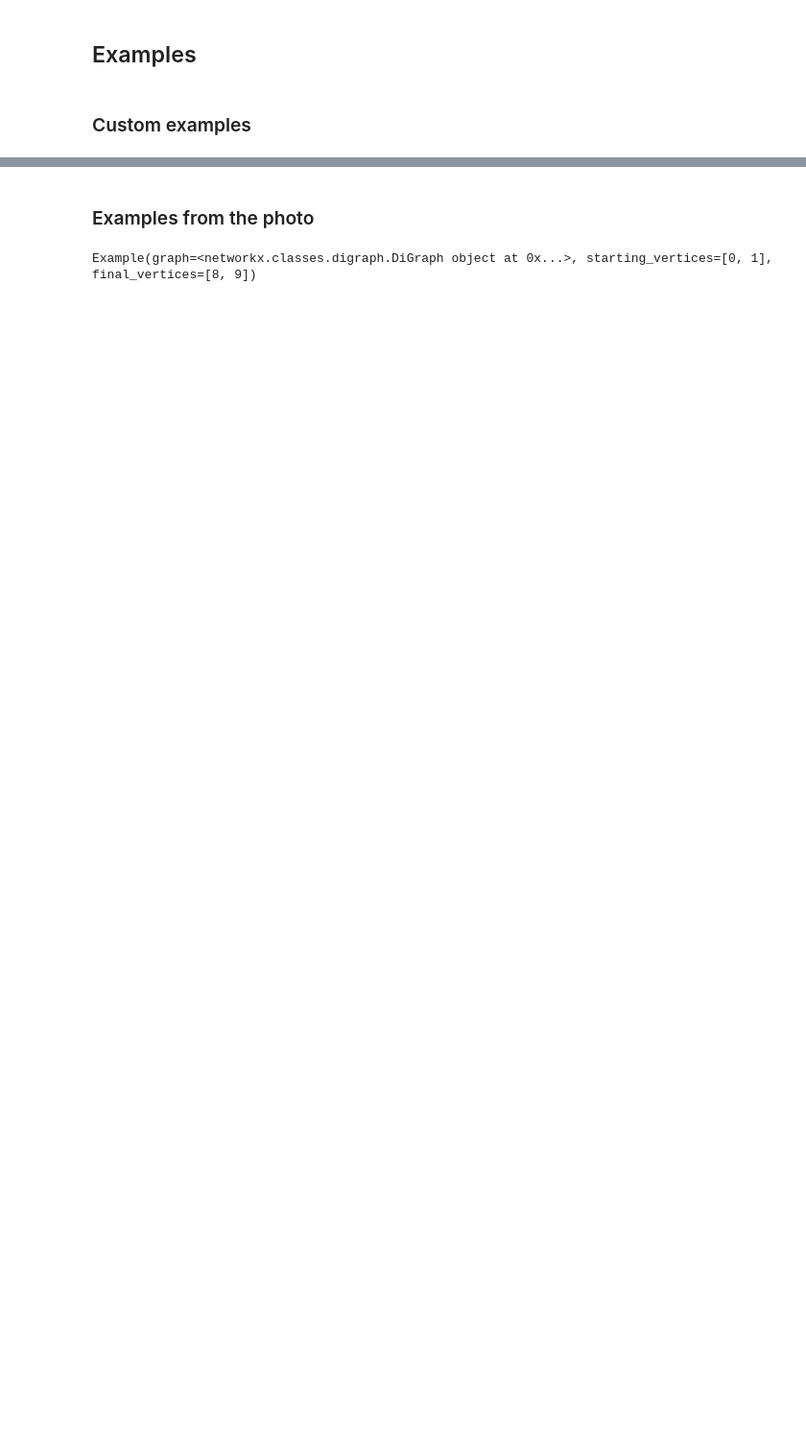
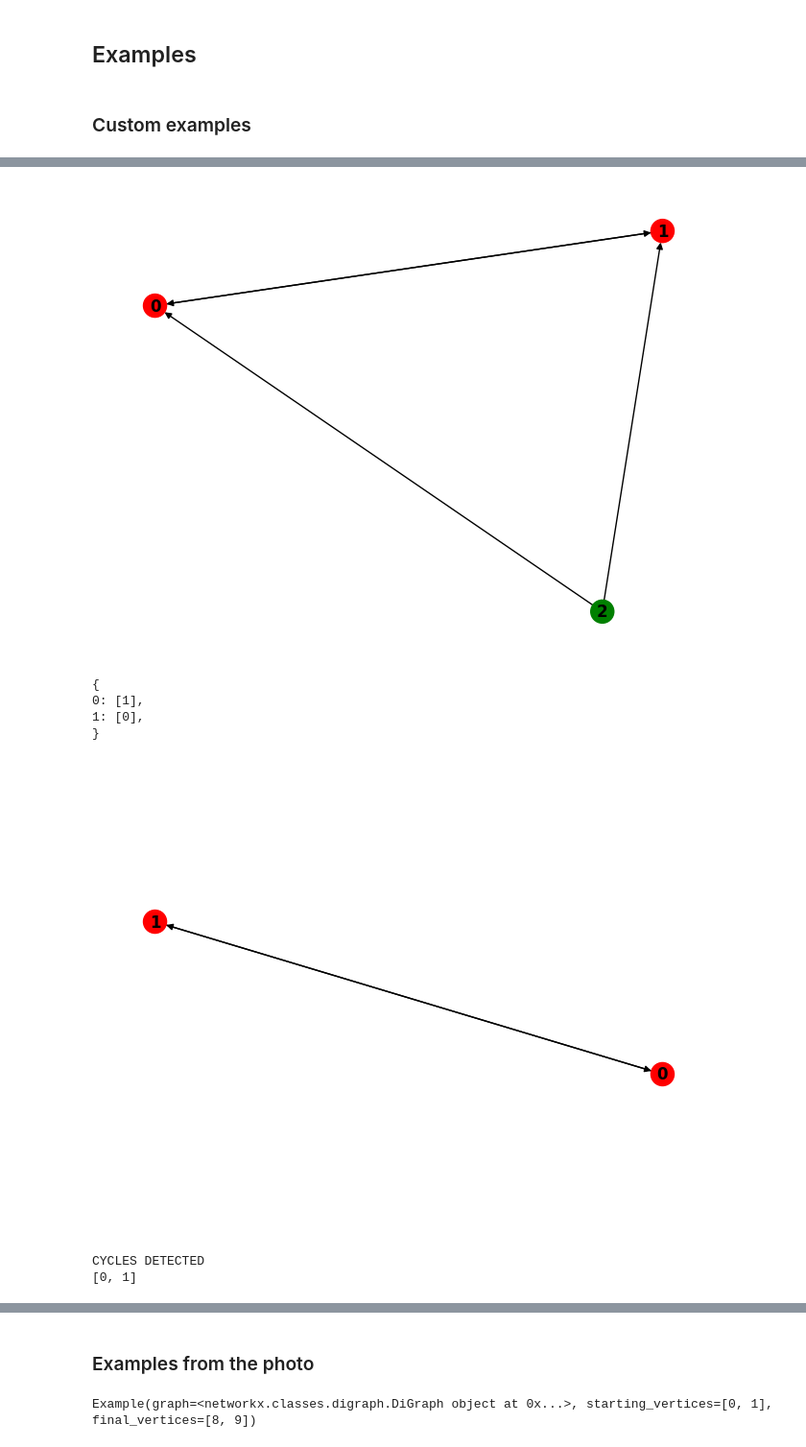
Before and after one commit to matiutd888/mgr, a Jupyter notebook: notebooks/magisterka_simulations.ipynb, the cells around one changed output, grey strips where cells are left out. Shown at 96% size. Drawn from its saved outputs; the diff is of its cells as text; code cells hidden in the pictures; blank space fills up the shorter version.

Commit message:
New examples, clean up code

```diff
--- a/notebooks/magisterka_simulations.ipynb
+++ b/notebooks/magisterka_simulations.ipynb
@@ -256,0 +235,15 @@ CYCLES DETECTED
+# %%
+e_triangle_2 = create_example({0: [1],
+1: [0],
+2: [0, 1]}, [0, 1], [2])
+# %%
+handle_example(e_triangle_2)
+# %% [output]
+[figure, added]
+{
+0: [1],
+1: [0],
+}
+[figure, added]
+CYCLES DETECTED
+[0, 1]
```
Also changed, not shown: parts of 11 cells of this notebook.
